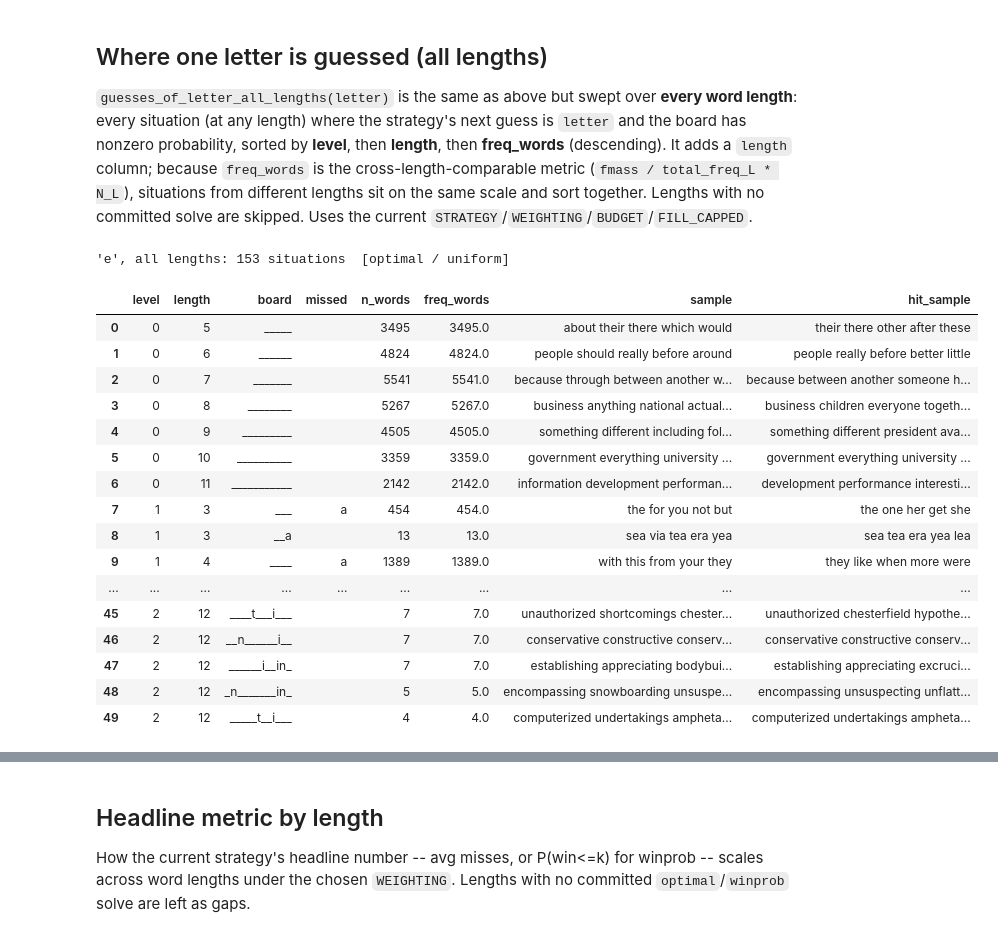
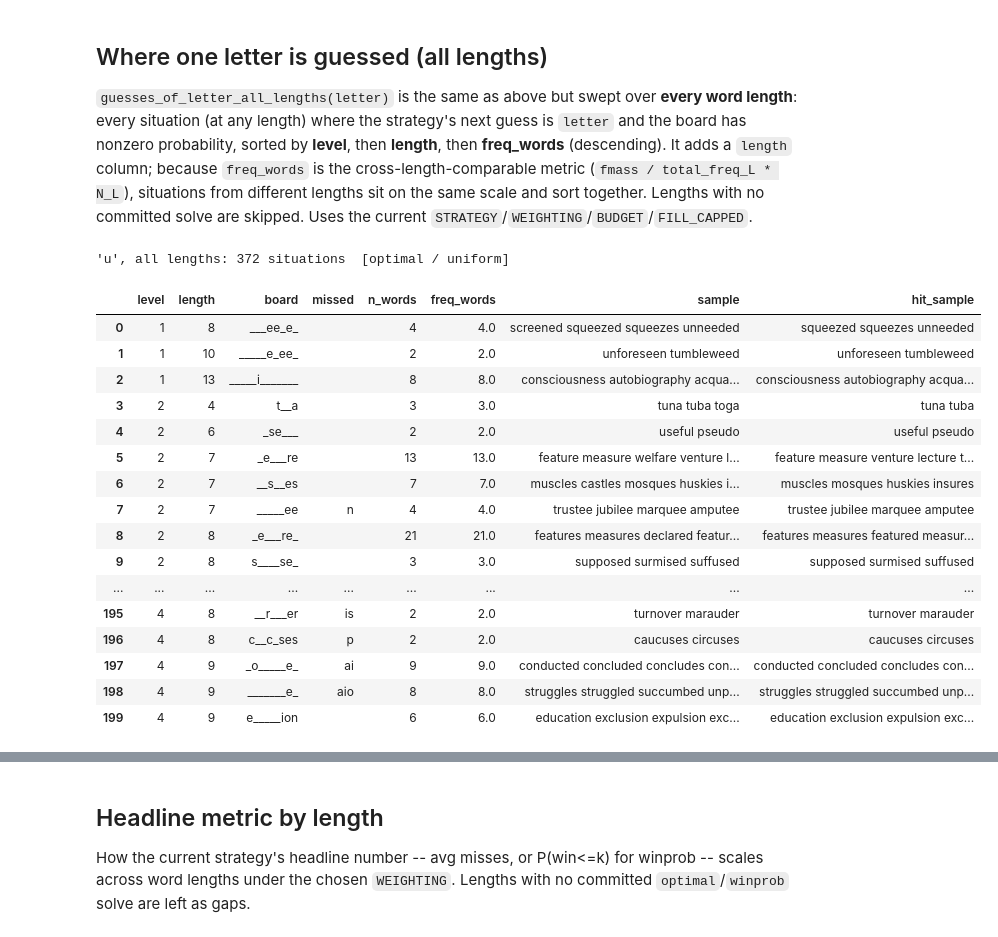
Before and after one commit to Ballpark-Figures/hangman, a Jupyter notebook: math/notebooks/strategy_explorer.ipynb, the cells around one changed output, grey strips where cells are left out. Saved outputs shown, nothing was run; the diff lists cells and outputs as text; code cells hidden in the pictures.

```diff
--- a/math/notebooks/strategy_explorer.ipynb
+++ b/math/notebooks/strategy_explorer.ipynb
@@ -445,7 +447,7 @@ made) then by **freq_words** (descending). Columns:
 Boards whose words all weigh 0 under the weighting are skipped (nonzero-prob
 only). Uses the current `STRATEGY`/`WEIGHTING`/`BUDGET`/`FILL_CAPPED`.
 # %%
-LETTER   = 'e'       # <-- the guessed letter to locate
+LETTER   = 'u'       # <-- the guessed letter to locate
 WORD_LEN = LENGTH    # <-- word length (defaults to the LENGTH picked at the top)
 
 def guesses_of_letter(letter, length, *, strategy=STRATEGY, weighting=WEIGHTING,
@@ -516,48 +533,48 @@ with no committed solve are skipped. Uses the current
 def guesses_of_letter_all_lengths(letter, lengths=range(1, 21), *,
                                   strategy=STRATEGY, weighting=WEIGHTING,
                                   budget=BUDGET, fill_capped=FILL_CAPPED):
     """`guesses_of_letter` swept over every word length: every situation (any
     length) where the strategy's next guess is `letter` and the board has nonzero
     probability, sorted by level, then length, then freq_words (descending). Adds a
     `length` column; `freq_words` is the cross-length-comparable metric
     (fmass / total_freq_L * N_L), so situations from different lengths sort together."""
     cols = ['level', 'length', 'board', 'missed', 'n_words', 'freq_words',
             'sample', 'hit_sample']
     parts = []
     for L in lengths:
         df = guesses_of_letter(letter, L, strategy=strategy, weighting=weighting,
                                budget=budget, fill_capped=fill_capped, verbose=False)
         if len(df):
             df.insert(1, 'length', L)
             parts.append(df)
     if not parts:
         print(f'{letter.lower()!r} is never guessed at any length  [{strategy} / {weighting}]')
         return pd.DataFrame(columns=cols)
     return (pd.concat(parts, ignore_index=True)
               .sort_values(['level', 'length', 'freq_words'],
                            ascending=[True, True, False])
               .reset_index(drop=True))
 
 res_all = guesses_of_letter_all_lengths(LETTER)
 print(f'{LETTER!r}, all lengths: {len(res_all)} situations  [{STRATEGY} / {WEIGHTING}]')
 with pd.option_context('display.max_colwidth', None):
-    display(res_all.head(50))
+    display(res_all.head(200))
 # %% [output]
-'e', all lengths: 153 situations  [optimal / uniform]
+'u', all lengths: 372 situations  [optimal / uniform]
 |  | level | length | board | missed | n_words | freq_words | sample | hit_sample |
-| 0 | 0 | 5 | _____ |  | 3495 | 3495.0 | about their there which would | their there other after these |
-| 1 | 0 | 6 | ______ |  | 4824 | 4824.0 | people should really before around | people really before better little |
-| 2 | 0 | 7 | _______ |  | 5541 | 5541.0 | because through between another w... | because between another someone h... |
-| 3 | 0 | 8 | ________ |  | 5267 | 5267.0 | business anything national actual... | business children everyone togeth... |
-| 4 | 0 | 9 | _________ |  | 4505 | 4505.0 | something different including fol... | something different president ava... |
-| 5 | 0 | 10 | __________ |  | 3359 | 3359.0 | government everything university ... | government everything university ... |
-| 6 | 0 | 11 | ___________ |  | 2142 | 2142.0 | information development performan... | development performance interesti... |
-| 7 | 1 | 3 | ___ | a | 454 | 454.0 | the for you not but | the one her get she |
-| 8 | 1 | 3 | __a |  | 13 | 13.0 | sea via tea era yea | sea tea era yea lea |
-| 9 | 1 | 4 | ____ | a | 1389 | 1389.0 | with this from your they | they like when more were |
+| 0 | 1 | 8 | ___ee_e_ |  | 4 | 4.0 | screened squeezed squeezes unneeded | squeezed squeezes unneeded |
+| 1 | 1 | 10 | _____e_ee_ |  | 2 | 2.0 | unforeseen tumbleweed | unforeseen tumbleweed |
+| 2 | 1 | 13 | _____i_______ |  | 8 | 8.0 | consciousness autobiography acqua... | consciousness autobiography acqua... |
+| 3 | 2 | 4 | t__a |  | 3 | 3.0 | tuna tuba toga | tuna tuba |
+| 4 | 2 | 6 | _se___ |  | 2 | 2.0 | useful pseudo | useful pseudo |
+| 5 | 2 | 7 | _e___re |  | 13 | 13.0 | feature measure welfare venture l... | feature measure venture lecture t... |
+| 6 | 2 | 7 | __s__es |  | 7 | 7.0 | muscles castles mosques huskies i... | muscles mosques huskies insures |
+| 7 | 2 | 7 | _____ee | n | 4 | 4.0 | trustee jubilee marquee amputee | trustee jubilee marquee amputee |
+| 8 | 2 | 8 | _e___re_ |  | 21 | 21.0 | features measures declared featur... | features measures featured measur... |
+| 9 | 2 | 8 | s____se_ |  | 3 | 3.0 | supposed surmised suffused | supposed surmised suffused |
 | ... | ... | ... | ... | ... | ... | ... | ... | ... |
-| 45 | 2 | 12 | ____t___i___ |  | 7 | 7.0 | unauthorized shortcomings chester... | unauthorized chesterfield hypothe... |
-| 46 | 2 | 12 | __n______i__ |  | 7 | 7.0 | conservative constructive conserv... | conservative constructive conserv... |
-| 47 | 2 | 12 | ______i__in_ |  | 7 | 7.0 | establishing appreciating bodybui... | establishing appreciating excruci... |
-| 48 | 2 | 12 | _n_______in_ |  | 5 | 5.0 | encompassing snowboarding unsuspe... | encompassing unsuspecting unflatt... |
-| 49 | 2 | 12 | _____t__i___ |  | 4 | 4.0 | computerized undertakings ampheta... | computerized undertakings ampheta... |
+| 195 | 4 | 8 | __r___er | is | 2 | 2.0 | turnover marauder | turnover marauder |
+| 196 | 4 | 8 | c__c_ses | p | 2 | 2.0 | caucuses circuses | caucuses circuses |
+| 197 | 4 | 9 | _o_____e_ | ai | 9 | 9.0 | conducted concluded concludes con... | conducted concluded concludes con... |
+| 198 | 4 | 9 | _______e_ | aio | 8 | 8.0 | struggles struggled succumbed unp... | struggles struggled succumbed unp... |
+| 199 | 4 | 9 | e_____ion |  | 6 | 6.0 | education exclusion expulsion exc... | education exclusion expulsion exc... |
```
Also changed, not shown: parts of 4 cells of this notebook.
